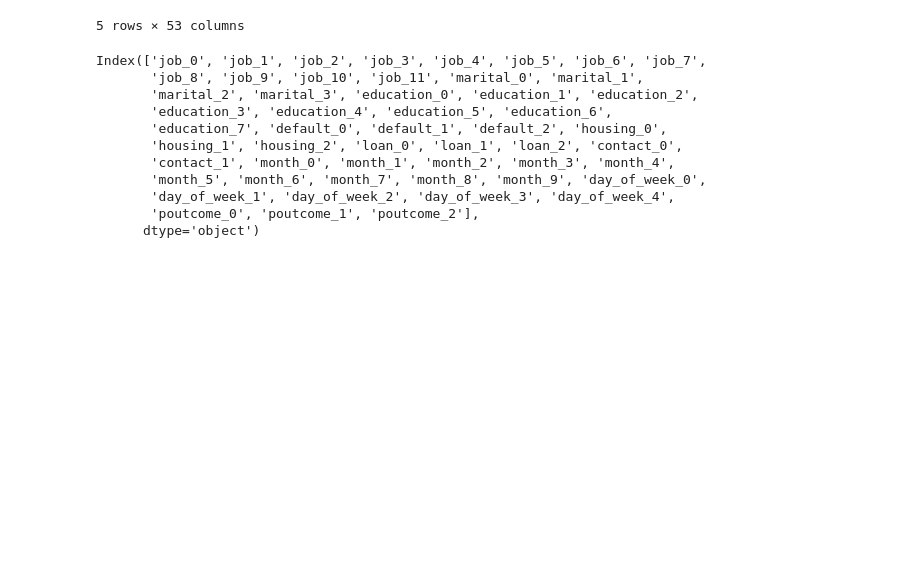
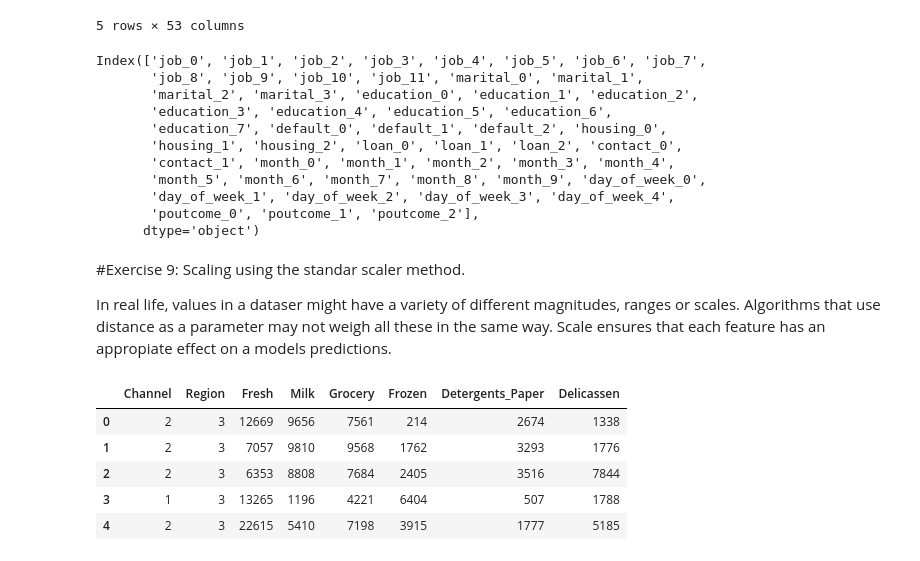
Before and after one commit to jafetpintle/DataManipulation, a Jupyter notebook: Capitulo_1_Datos.ipynb, the cells around one changed output. Saved outputs shown, nothing was run; the diff lists cells and outputs as text; code cells hidden in the pictures; blank space fills up the shorter version.

```diff
--- a/Capitulo_1_Datos.ipynb
+++ b/Capitulo_1_Datos.ipynb
@@ -619,3 +619,21 @@ Index(['job_0', 'job_1', 'job_2', 'job_3', 'job_4', 'job_5', 'job_6', 'job_7',
        'day_of_week_1', 'day_of_week_2', 'day_of_week_3', 'day_of_week_4',
        'poutcome_0', 'poutcome_1', 'poutcome_2'],
       dtype='object')
+# %% [markdown]
+#Exercise 9: Scaling using the standar scaler method.
+
+In real life, values in a dataser might have a variety of different magnitudes, ranges or scales. Algorithms that use distance as a parameter may not weigh all these in the same way. Scale ensures that each feature has an appropiate effect on a models predictions.
+# %%
+import pandas as pd
+
+dataset = 'https://github.com/TrainingByPackt/Data-Science-with-Python/blob/master/Chapter01/Data/Wholesale%20customers%20data.csv?raw=true'
+
+df = pd.read_csv(dataset, header=0)
+df.head()
+# %% [output]
+|  | Channel | Region | Fresh | Milk | Grocery | Frozen | Detergents_Paper | Delicassen |
+| 0 | 2 | 3 | 12669 | 9656 | 7561 | 214 | 2674 | 1338 |
+| 1 | 2 | 3 | 7057 | 9810 | 9568 | 1762 | 3293 | 1776 |
+| 2 | 2 | 3 | 6353 | 8808 | 7684 | 2405 | 3516 | 7844 |
+| 3 | 1 | 3 | 13265 | 1196 | 4221 | 6404 | 507 | 1788 |
+| 4 | 2 | 3 | 22615 | 5410 | 7198 | 3915 | 1777 | 5185 |
```
Also changed, not shown: parts of 21 cells of this notebook.
